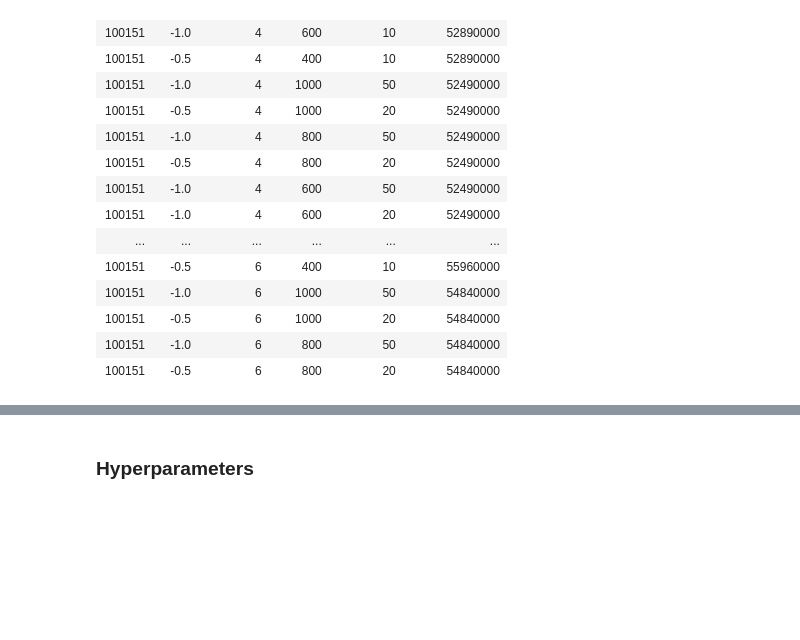
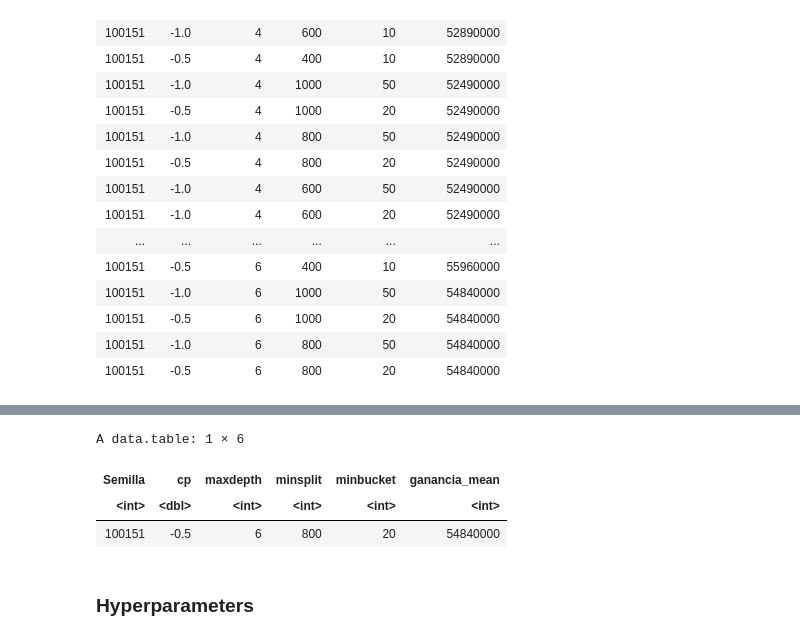
Before and after one commit to matifards/labo2025v, a Jupyter notebook: src/rpart/102_FinalTrain-V5.ipynb, the cells around one changed output, grey strips where cells are left out. Drawn from its saved outputs; the diff is of its cells as text; code cells hidden in the pictures; blank space fills up the shorter version.

```diff
--- a/src/rpart/102_FinalTrain-V5.ipynb
+++ b/src/rpart/102_FinalTrain-V5.ipynb
@@ -180,3 +157,10 @@ A data.table: 24 × 5
+# %%
+set_datos[24, ]
+# %% [output]
+A data.table: 1 × 6
+| Semilla | cp | maxdepth | minsplit | minbucket | ganancia_mean |
+| <int> | <dbl> | <int> | <int> | <int> | <int> |
+| 100151 | -0.5 | 6 | 800 | 20 | 54840000 |
 # %% [markdown]
 ### Hyperparameters
 # %% [markdown]
```
Also changed, not shown: parts of 4 cells of this notebook.
